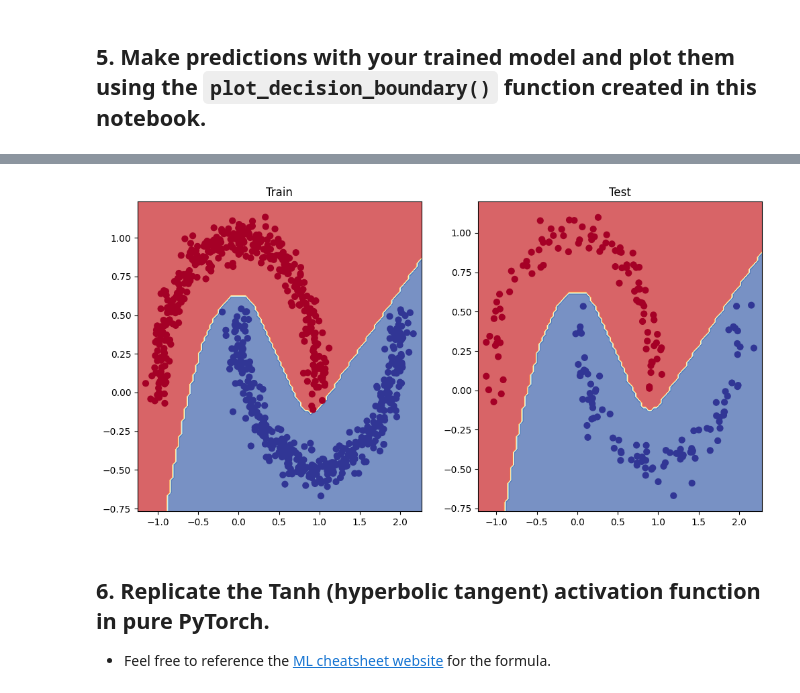
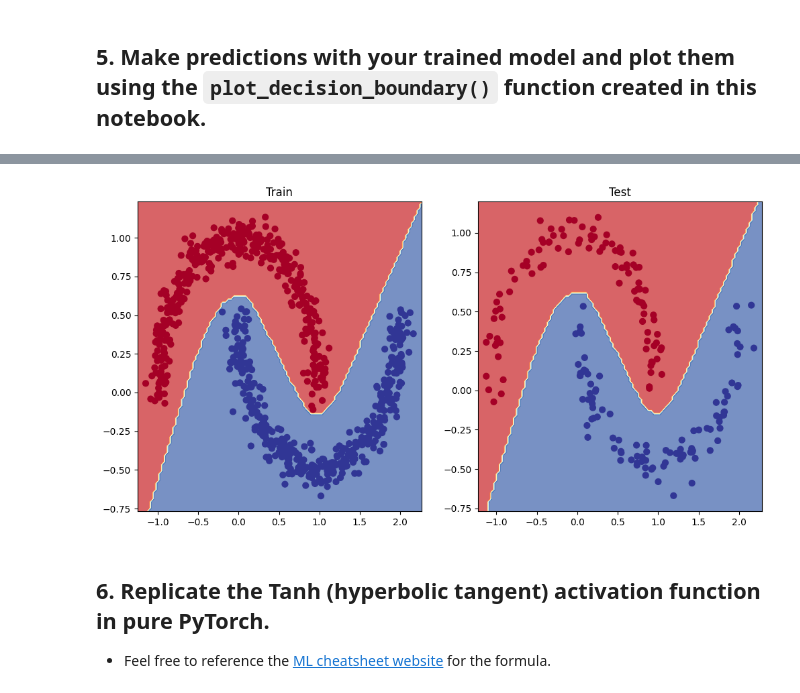
Before and after one commit to ilyadash/pytorch-deep-learning, a Jupyter notebook: my_work/exercises/02_pytorch_classification_exercises.ipynb, the cells around one changed output, grey strips where cells are left out. Cells and saved outputs as stored; diff of their text form; code cells hidden in the pictures.

```diff
--- a/my_work/exercises/02_pytorch_classification_exercises.ipynb
+++ b/my_work/exercises/02_pytorch_classification_exercises.ipynb
@@ -234,11 +234,11 @@ def plot_decision_boundary(model, X, y, func_to_apply=None):
     X_to_pred_on = torch.from_numpy(np.column_stack((xx.ravel(), yy.ravel()))).float()
     # Make predictions
     model.eval()
-    if func_to_apply!=None:
+    if (func_to_apply==None):
+        y_logits = model(X_to_pred_on)
+    else:
         with torch.inference_mode():
             y_logits = torch.logit(model(X_to_pred_on))
-    else:
-        y_logits = model(X_to_pred_on)
     # Test for multi-class or binary and adjust logits to prediction labels
     if len(torch.unique(y)) > 2:
         y_pred = torch.softmax(y_logits, dim=1).argmax(dim=1) # mutli-class
@@ -255,14 +253,14 @@ SyntaxError: expected ':' (<ipython-input-35-d2ef90612fcb>, line 21)
 # %%
 # Plot decision boundaries for training and test sets
 plt.figure(figsize=(12, 6))
 plt.subplot(1, 2, 1)
 plt.title("Train")
-plot_decision_boundary(model0, X_train, Y_train)
+plot_decision_boundary(model0, X_train, Y_train, torch.logit)
 plt.subplot(1, 2, 2)
 plt.title("Test")
-plot_decision_boundary(model0, X_test, Y_test)
+plot_decision_boundary(model0, X_test, Y_test, torch.logit)
 # %% [output]
-[figure, old version]
+[figure, new version]
 # %% [markdown]
 ## 6. Replicate the Tanh (hyperbolic tangent) activation function in pure PyTorch.
   * Feel free to reference the [ML cheatsheet website](https://ml-cheatsheet.readthedocs.io/en/latest/activation_functions.html#tanh) for the formula.
```
Also changed, not shown: parts of 8 cells of this notebook.
